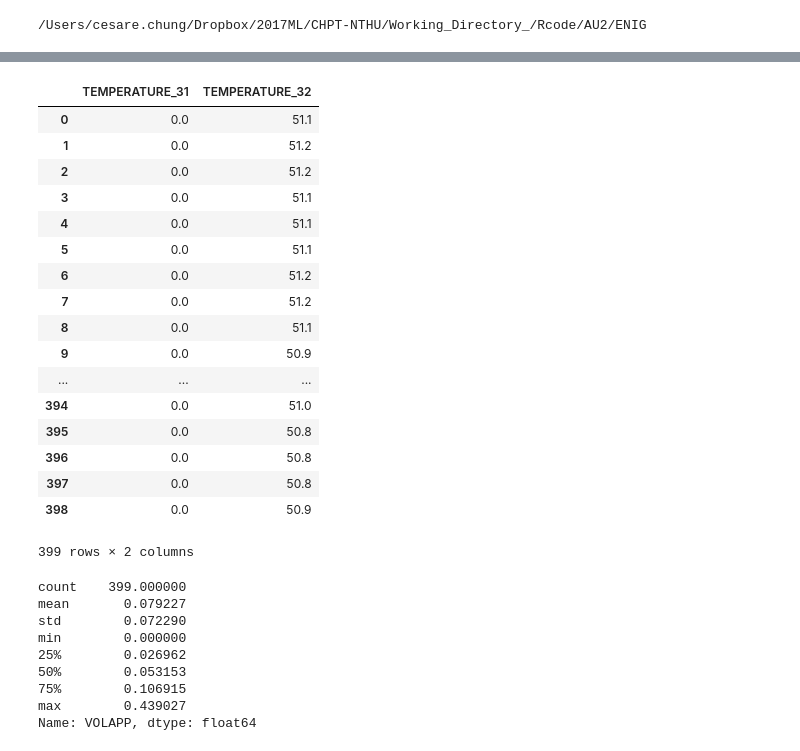
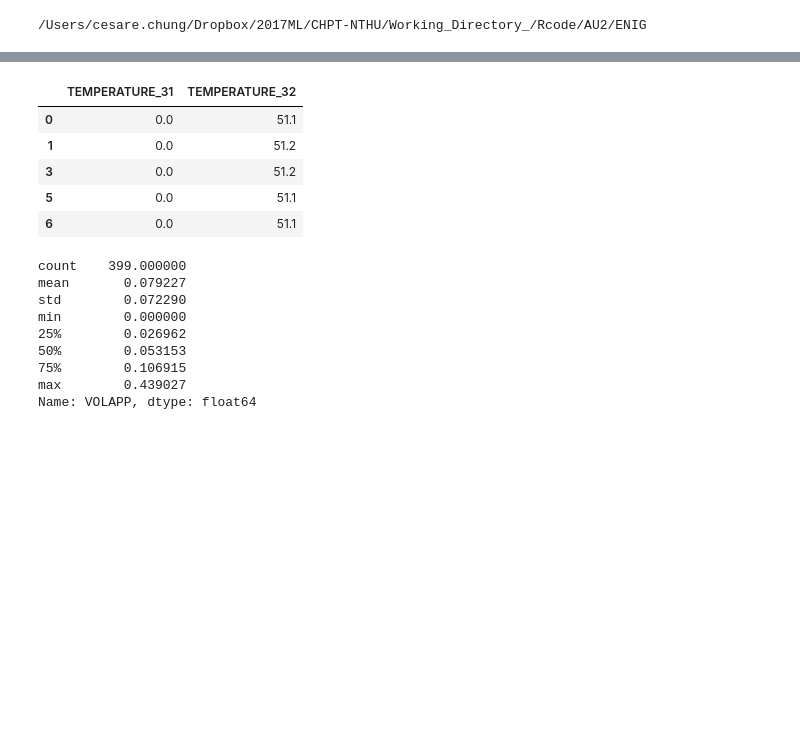
Before and after one commit to randomForester/Defect-detection, a Jupyter notebook: GroupBy/Data_Manipulation_Au_Thickness2.ipynb, the cells around one changed output, grey strips where cells are left out. Drawn from its saved outputs; the diff is of its cells as text; code cells hidden in the pictures; blank space fills up the shorter version.

```diff
--- a/GroupBy/Data_Manipulation_Au_Thickness2.ipynb
+++ b/GroupBy/Data_Manipulation_Au_Thickness2.ipynb
@@ -20,4 +17,8 @@ df = pd.read_csv("forR.csv")
+# %%
+df = pd.read_csv("ENIG.csv",encoding="latin-1")
 # %%
+df.drop(['WORK_TYPE'], axis=1, inplace=True)
+
 df=df[['MACHINE_ID','EVENTDATETIME','END_TIME','IN_TIME','PART_NUMBER','LOTNO','QUANTITY','TARGET_NO','AREA','ERP_EFrontareaSQ',
        'ERP_EBackareaSQ','GOLD_TIME','AC_GOLD_TIME','PRESENT_DIPPING_12','PRESENT_DIPPING_13','PRESENT_DIPPING_21','PRESENT_DIPPING_22',
        'PRESENT_DIPPING_26','PRESENT_DIPPING_27','PRESENT_DIPPING_31','PRESENT_DIPPING_32','TEMPERATURE_12','TEMPERATURE_13',
@@ -125,23 +81,11 @@ df.head()
 # %%
 df[['TEMPERATURE_31','TEMPERATURE_32']][(df.TEMPERATURE_31>0)&(df.TEMPERATURE_32>0)]
-df[['TEMPERATURE_31','TEMPERATURE_32']]
+df[['TEMPERATURE_31','TEMPERATURE_32']].head()
 # %% [output]
 |  | TEMPERATURE_31 | TEMPERATURE_32 |
 | 0 | 0.0 | 51.1 |
 | 1 | 0.0 | 51.2 |
-| 2 | 0.0 | 51.2 |
-| 3 | 0.0 | 51.1 |
-| 4 | 0.0 | 51.1 |
+| 3 | 0.0 | 51.2 |
 | 5 | 0.0 | 51.1 |
-| 6 | 0.0 | 51.2 |
-| 7 | 0.0 | 51.2 |
-| 8 | 0.0 | 51.1 |
-| 9 | 0.0 | 50.9 |
-| ... | ... | ... |
-| 394 | 0.0 | 51.0 |
-| 395 | 0.0 | 50.8 |
-| 396 | 0.0 | 50.8 |
-| 397 | 0.0 | 50.8 |
-| 398 | 0.0 | 50.9 |
+| 6 | 0.0 | 51.1 |
-399 rows × 2 columns
 # %%
```
Also changed, not shown: parts of 25 cells of this notebook.
